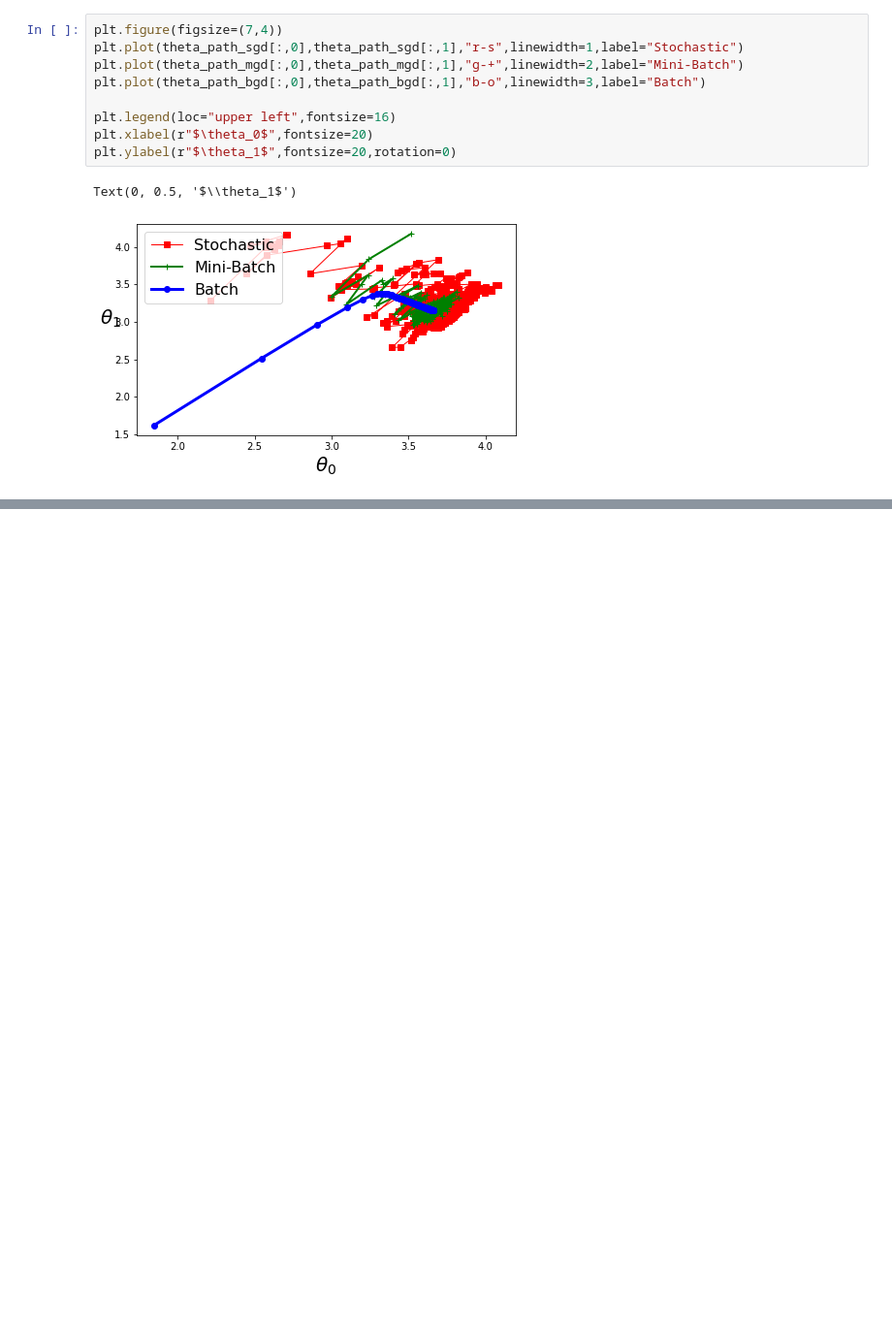
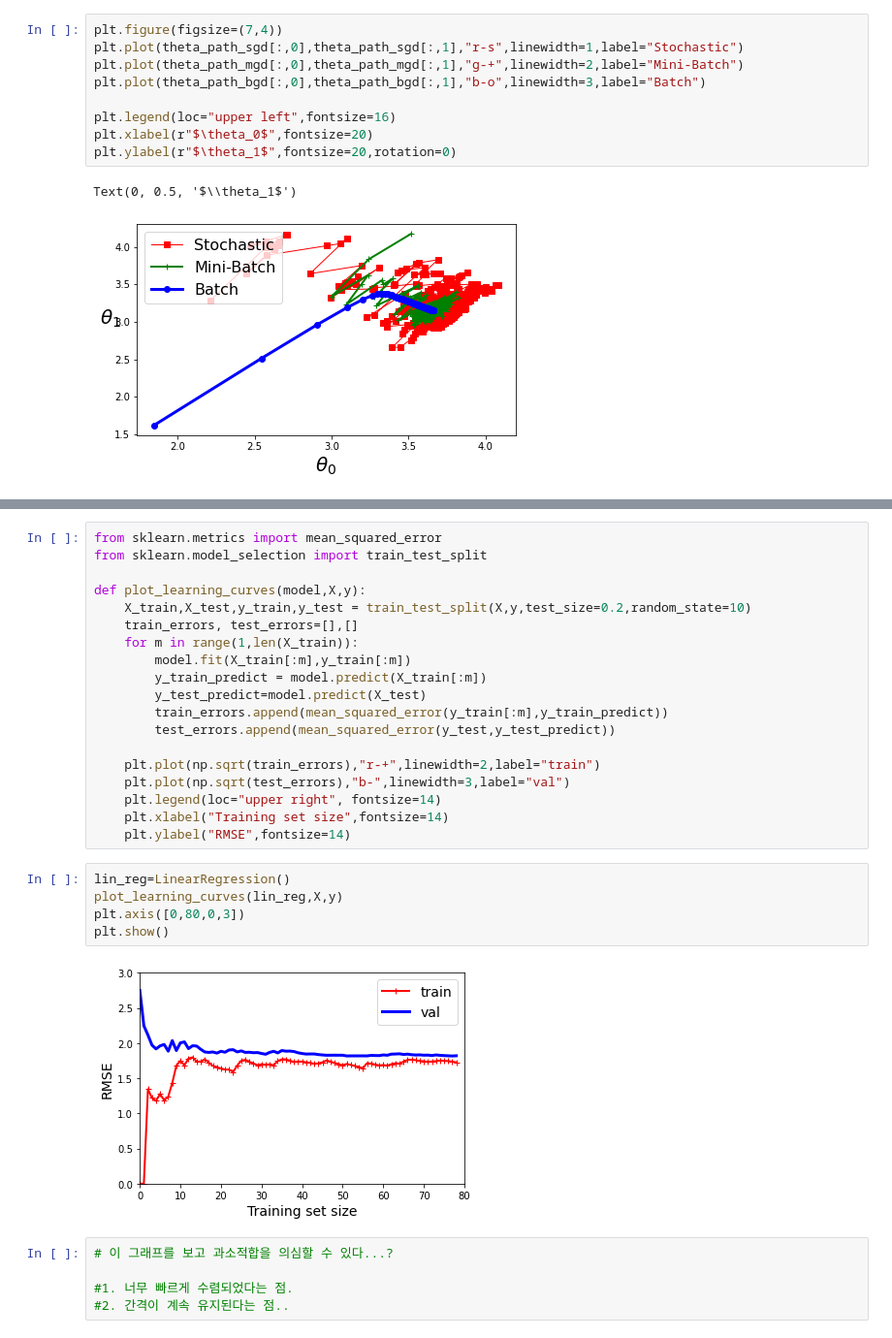
Before and after one commit to Hakgyun-Hong/MachineLearning, a Jupyter notebook: HandsOnMachineLearning/Study04_Regression.ipynb, the cells around one changed output, grey strips where cells are left out. Shown at 97% size. Saved outputs shown, nothing was run; the diff lists cells and outputs as text; blank space fills up the shorter version.

```diff
--- a/HandsOnMachineLearning/Study04_Regression.ipynb
+++ b/HandsOnMachineLearning/Study04_Regression.ipynb
@@ -240,0 +333,31 @@ Text(0, 0.5, '$\\theta_1$')
+# %%
+from sklearn.metrics import mean_squared_error
+from sklearn.model_selection import train_test_split
+
+def plot_learning_curves(model,X,y):
+    X_train,X_test,y_train,y_test = train_test_split(X,y,test_size=0.2,random_state=10)
+    train_errors, test_errors=[],[]
+    for m in range(1,len(X_train)):
+        model.fit(X_train[:m],y_train[:m])
+        y_train_predict = model.predict(X_train[:m])
+        y_test_predict=model.predict(X_test)
+        train_errors.append(mean_squared_error(y_train[:m],y_train_predict))
+        test_errors.append(mean_squared_error(y_test,y_test_predict))
+
+    plt.plot(np.sqrt(train_errors),"r-+",linewidth=2,label="train")
+    plt.plot(np.sqrt(test_errors),"b-",linewidth=3,label="val")
+    plt.legend(loc="upper right", fontsize=14)
+    plt.xlabel("Training set size",fontsize=14)
+    plt.ylabel("RMSE",fontsize=14)
+# %%
+lin_reg=LinearRegression()
+plot_learning_curves(lin_reg,X,y)
+plt.axis([0,80,0,3])
+plt.show()
+# %% [output]
+[figure, added]
+# %%
+# 이 그래프를 보고 과소적합을 의심할 수 있다...?
+
+#1. 너무 빠르게 수렴되었다는 점.
+#2. 간격이 계속 유지된다는 점..
```
Also changed, not shown: parts of 41 cells of this notebook.
